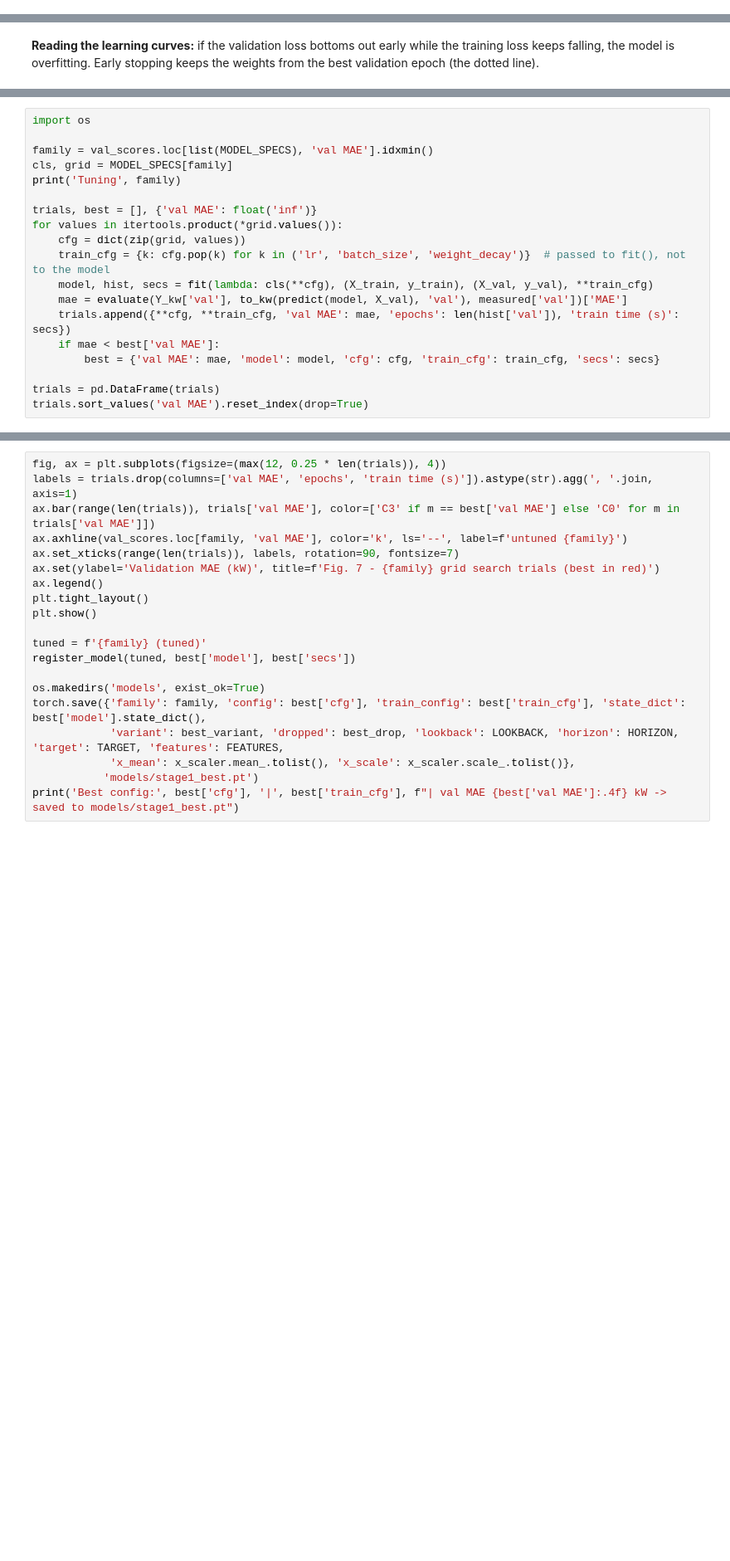
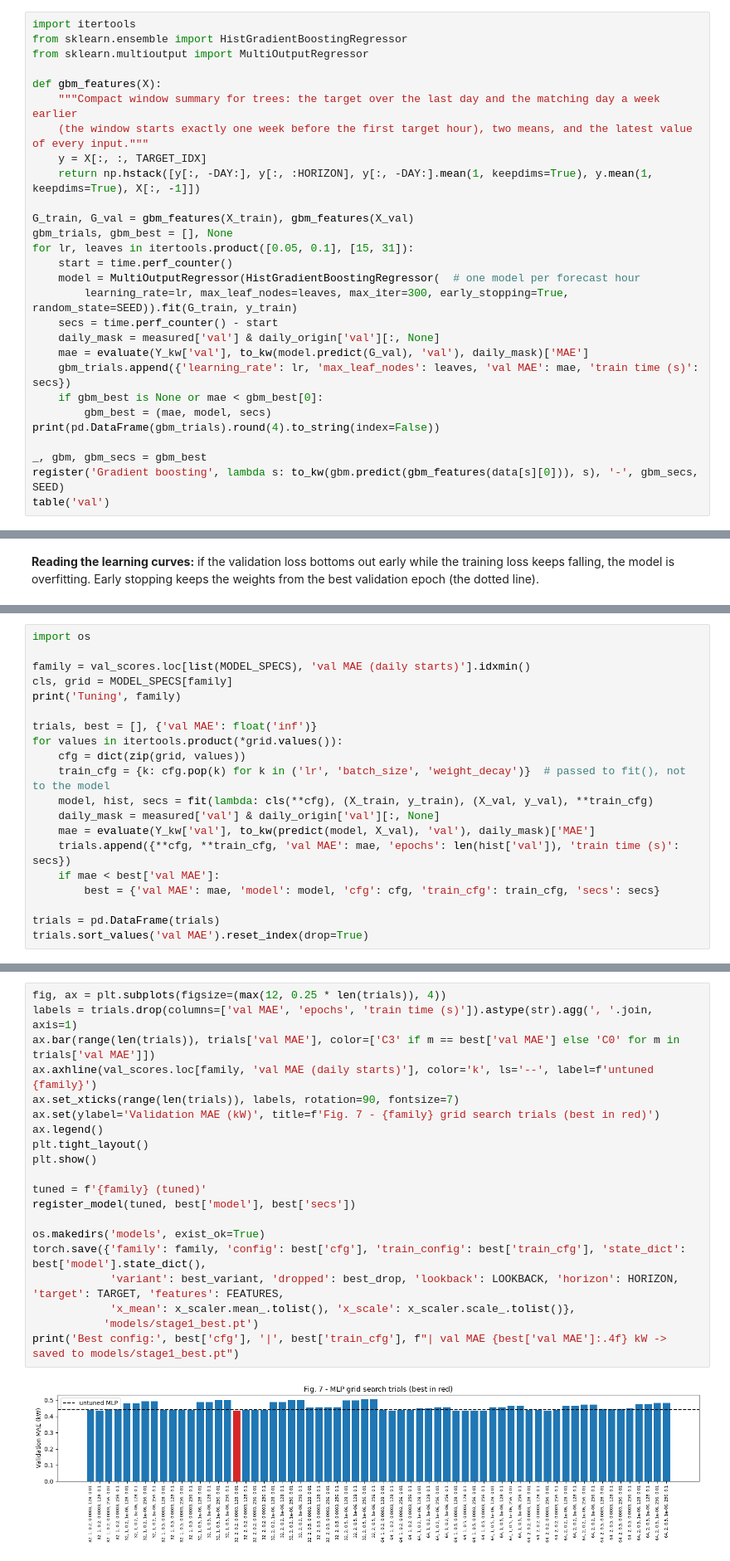
Before and after one commit to ahazen1/AISE4010, a Jupyter notebook: AISE4010_Project_Group11.ipynb, the cells around one changed output, grey strips where cells are left out. Shown at 83% size. Saved outputs shown, nothing was run; the diff lists cells and outputs as text; blank space fills up the shorter version.

```diff
--- a/AISE4010_Project_Group11.ipynb
+++ b/AISE4010_Project_Group11.ipynb
@@ -576,0 +618,28 @@ table('val')
+# %%
+import itertools
+from sklearn.ensemble import HistGradientBoostingRegressor
+from sklearn.multioutput import MultiOutputRegressor
+
+def gbm_features(X):
+    """Compact window summary for trees: the target over the last day and the matching day a week earlier
+    (the window starts exactly one week before the first target hour), two means, and the latest value of every input."""
+    y = X[:, :, TARGET_IDX]
+    return np.hstack([y[:, -DAY:], y[:, :HORIZON], y[:, -DAY:].mean(1, keepdims=True), y.mean(1, keepdims=True), X[:, -1]])
+
+G_train, G_val = gbm_features(X_train), gbm_features(X_val)
+gbm_trials, gbm_best = [], None
+for lr, leaves in itertools.product([0.05, 0.1], [15, 31]):
+    start = time.perf_counter()
+    model = MultiOutputRegressor(HistGradientBoostingRegressor(  # one model per forecast hour
+        learning_rate=lr, max_leaf_nodes=leaves, max_iter=300, early_stopping=True, random_state=SEED)).fit(G_train, y_train)
+    secs = time.perf_counter() - start
+    daily_mask = measured['val'] & daily_origin['val'][:, None]
+    mae = evaluate(Y_kw['val'], to_kw(model.predict(G_val), 'val'), daily_mask)['MAE']
+    gbm_trials.append({'learning_rate': lr, 'max_leaf_nodes': leaves, 'val MAE': mae, 'train time (s)': secs})
+    if gbm_best is None or mae < gbm_best[0]:
+        gbm_best = (mae, model, secs)
+print(pd.DataFrame(gbm_trials).round(4).to_string(index=False))
+
+_, gbm, gbm_secs = gbm_best
+register('Gradient boosting', lambda s: to_kw(gbm.predict(gbm_features(data[s][0])), s), '-', gbm_secs, SEED)
+table('val')
@@ -700,7 +829,7 @@ The test set isn't used here.
 # %%
 import os
 
-family = val_scores.loc[list(MODEL_SPECS), 'val MAE'].idxmin()
+family = val_scores.loc[list(MODEL_SPECS), 'val MAE (daily starts)'].idxmin()
 cls, grid = MODEL_SPECS[family]
 print('Tuning', family)
 
@@ -709,7 +838,8 @@ for values in itertools.product(*grid.values()):
     cfg = dict(zip(grid, values))
     train_cfg = {k: cfg.pop(k) for k in ('lr', 'batch_size', 'weight_decay')}  # passed to fit(), not to the model
     model, hist, secs = fit(lambda: cls(**cfg), (X_train, y_train), (X_val, y_val), **train_cfg)
-    mae = evaluate(Y_kw['val'], to_kw(predict(model, X_val), 'val'), measured['val'])['MAE']
+    daily_mask = measured['val'] & daily_origin['val'][:, None]
+    mae = evaluate(Y_kw['val'], to_kw(predict(model, X_val), 'val'), daily_mask)['MAE']
     trials.append({**cfg, **train_cfg, 'val MAE': mae, 'epochs': len(hist['val']), 'train time (s)': secs})
     if mae < best['val MAE']:
         best = {'val MAE': mae, 'model': model, 'cfg': cfg, 'train_cfg': train_cfg, 'secs': secs}
@@ -719,20 +864,22 @@ trials.sort_values('val MAE').reset_index(drop=True)
 # %%
 fig, ax = plt.subplots(figsize=(max(12, 0.25 * len(trials)), 4))
 labels = trials.drop(columns=['val MAE', 'epochs', 'train time (s)']).astype(str).agg(', '.join, axis=1)
 ax.bar(range(len(trials)), trials['val MAE'], color=['C3' if m == best['val MAE'] else 'C0' for m in trials['val MAE']])
-ax.axhline(val_scores.loc[family, 'val MAE'], color='k', ls='--', label=f'untuned {family}')
+ax.axhline(val_scores.loc[family, 'val MAE (daily starts)'], color='k', ls='--', label=f'untuned {family}')
 ax.set_xticks(range(len(trials)), labels, rotation=90, fontsize=7)
 ax.set(ylabel='Validation MAE (kW)', title=f'Fig. 7 - {family} grid search trials (best in red)')
 ax.legend()
 plt.tight_layout()
 plt.show()
 
 tuned = f'{family} (tuned)'
 register_model(tuned, best['model'], best['secs'])
 
 os.makedirs('models', exist_ok=True)
 torch.save({'family': family, 'config': best['cfg'], 'train_config': best['train_cfg'], 'state_dict': best['model'].state_dict(),
             'variant': best_variant, 'dropped': best_drop, 'lookback': LOOKBACK, 'horizon': HORIZON, 'target': TARGET, 'features': FEATURES,
             'x_mean': x_scaler.mean_.tolist(), 'x_scale': x_scaler.scale_.tolist()},
            'models/stage1_best.pt')
 print('Best config:', best['cfg'], '|', best['train_cfg'], f"| val MAE {best['val MAE']:.4f} kW -> saved to models/stage1_best.pt")
+# %% [output]
+[figure, added]
```
Also changed, not shown: parts of 26 cells of this notebook, 1 other file.
